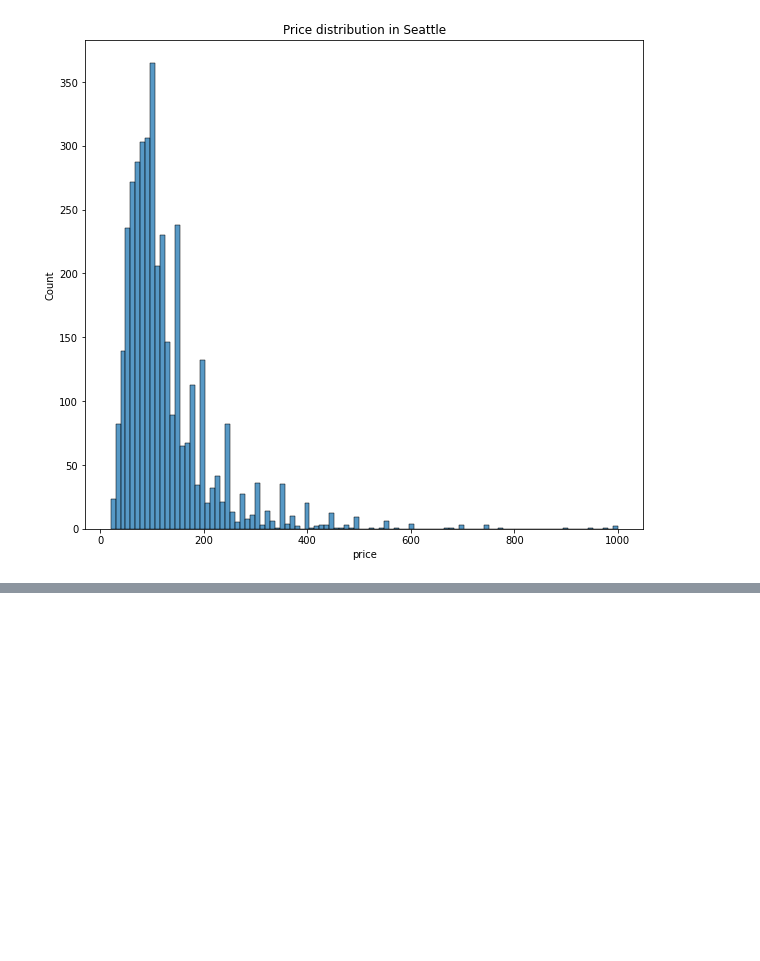
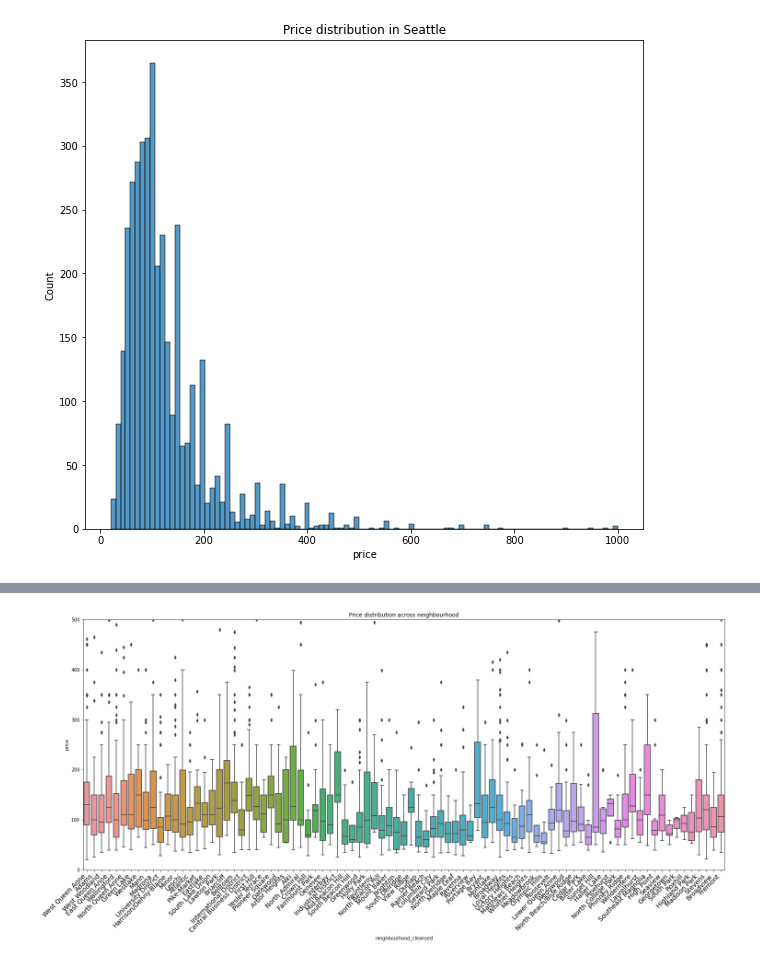
Before and after one commit to ivanmang/Airbnb-data-analysis, a Jupyter notebook: price_predict.ipynb, the cells around one changed output, grey strips where cells are left out. Drawn from its saved outputs; the diff is of its cells as text; code cells hidden in the pictures; blank space fills up the shorter version.

```diff
--- a/price_predict.ipynb
+++ b/price_predict.ipynb
@@ -179,0 +314,12 @@ Name: price, dtype: float64
+# %%
+plt.figure(figsize=(25,10))
+plt.title("Price distribution across neighbourhood")
+
+sns.boxplot(data=df_listings_sea, x='neighbourhood_cleansed', y='price')
+ax = plt.gca()
+ax.set_xticklabels(ax.get_xticklabels(), rotation=45, ha='right', fontsize=14)
+
+plt.ylim([0,500])
+plt.show()
+# %% [output]
+[figure, added]
```
Also changed, not shown: parts of 45 cells of this notebook.
